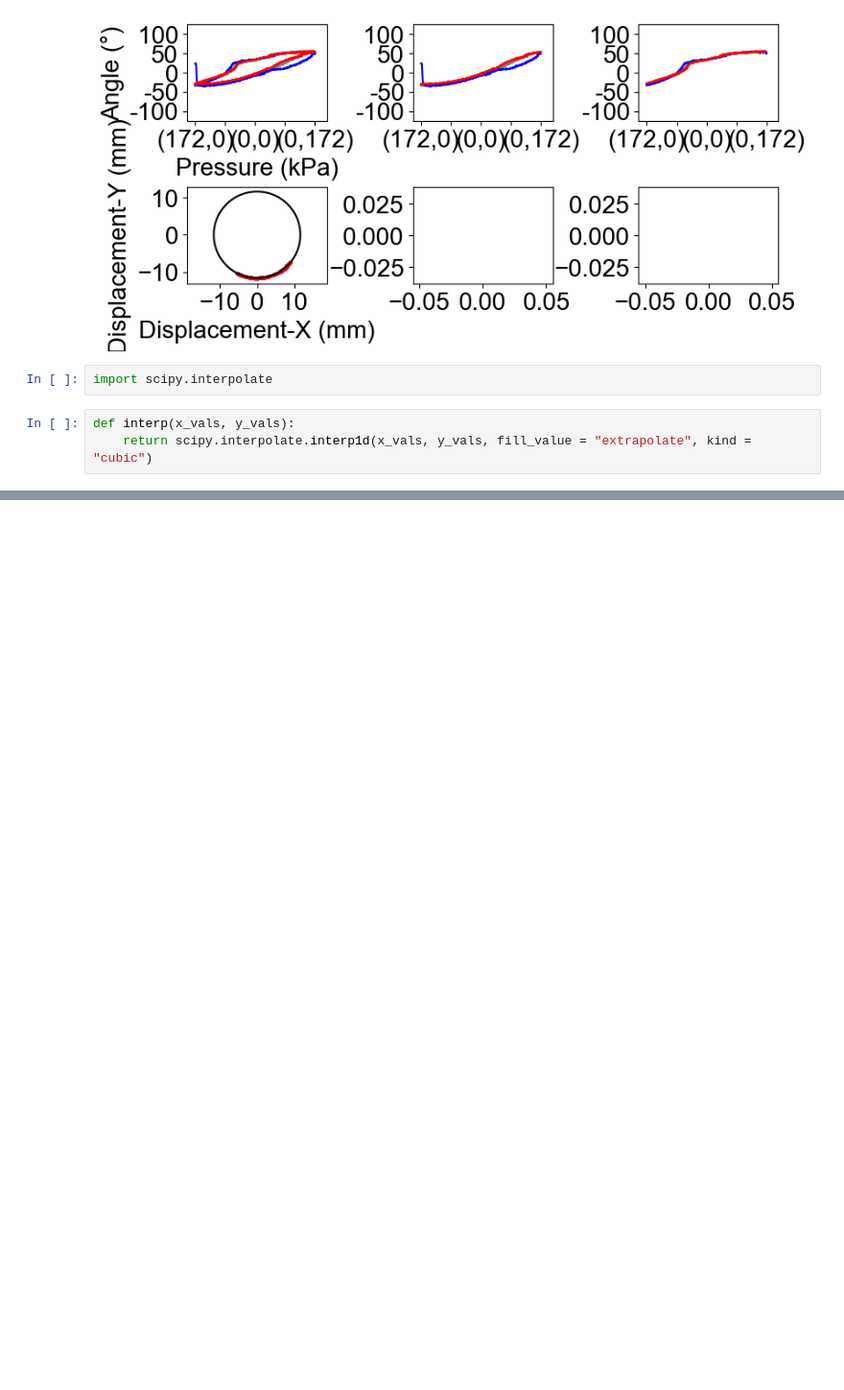
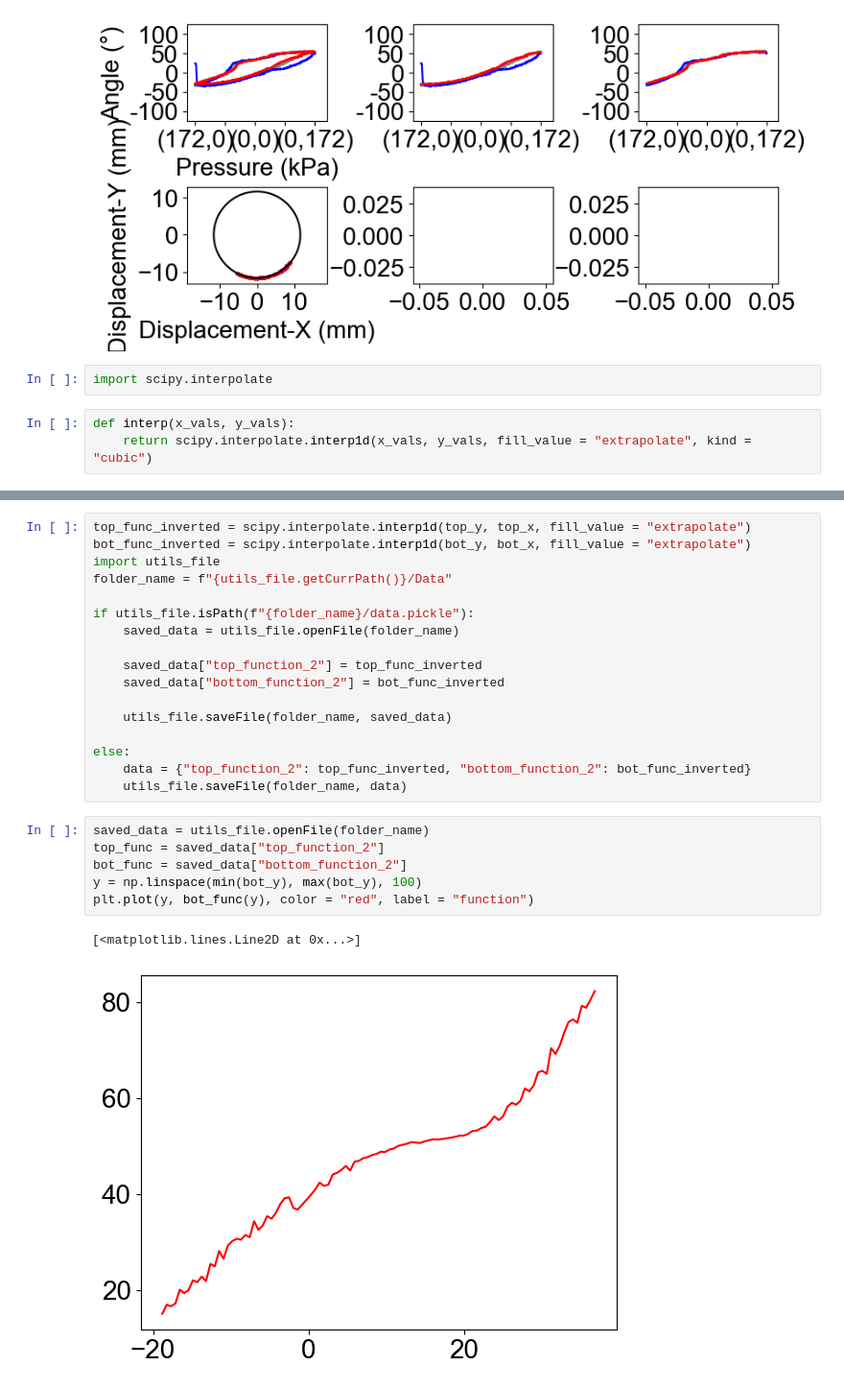
Before and after one commit to eugeneng04/bml, a Jupyter notebook: simulator/conversion.ipynb, the cells around one changed output, grey strips where cells are left out. Shown at 96% size. Saved outputs shown, nothing was run; the diff lists cells and outputs as text; blank space fills up the shorter version.

```diff
--- a/simulator/conversion.ipynb
+++ b/simulator/conversion.ipynb
@@ -332,0 +668,26 @@ for i, ax in enumerate(axs.flatten()):
+# %%
+top_func_inverted = scipy.interpolate.interp1d(top_y, top_x, fill_value = "extrapolate")
+bot_func_inverted = scipy.interpolate.interp1d(bot_y, bot_x, fill_value = "extrapolate")
+import utils_file
+folder_name = f"{utils_file.getCurrPath()}/Data"
+
+if utils_file.isPath(f"{folder_name}/data.pickle"):
+    saved_data = utils_file.openFile(folder_name)
+
+    saved_data["top_function_2"] = top_func_inverted
+    saved_data["bottom_function_2"] = bot_func_inverted
+
+    utils_file.saveFile(folder_name, saved_data)
+
+else:
+    data = {"top_function_2": top_func_inverted, "bottom_function_2": bot_func_inverted}
+    utils_file.saveFile(folder_name, data)
+# %%
+saved_data = utils_file.openFile(folder_name)
+top_func = saved_data["top_function_2"]
+bot_func = saved_data["bottom_function_2"]
+y = np.linspace(min(bot_y), max(bot_y), 100)
+plt.plot(y, bot_func(y), color = "red", label = "function")
+# %% [output]
+[<matplotlib.lines.Line2D at 0x...>]
+[figure, added]
```
Also changed, not shown: parts of 18 cells of this notebook, 2 other files.
